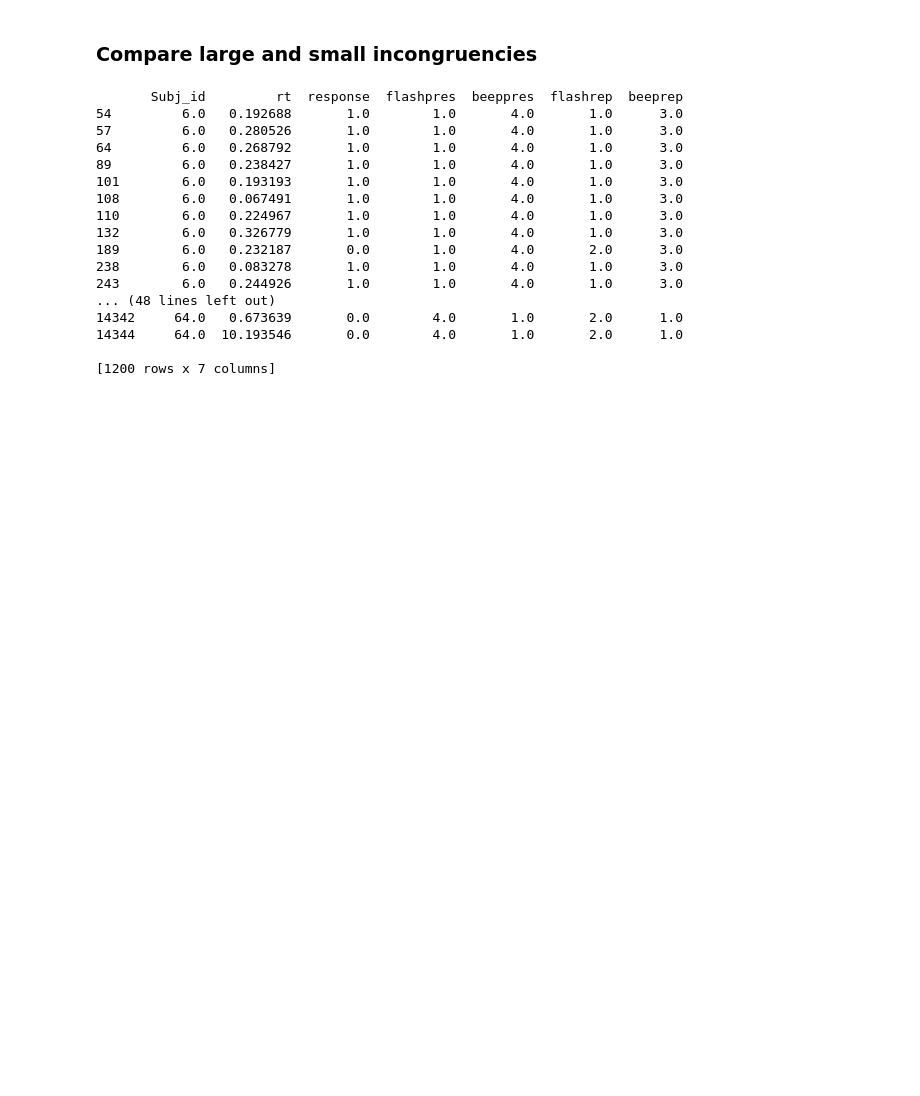
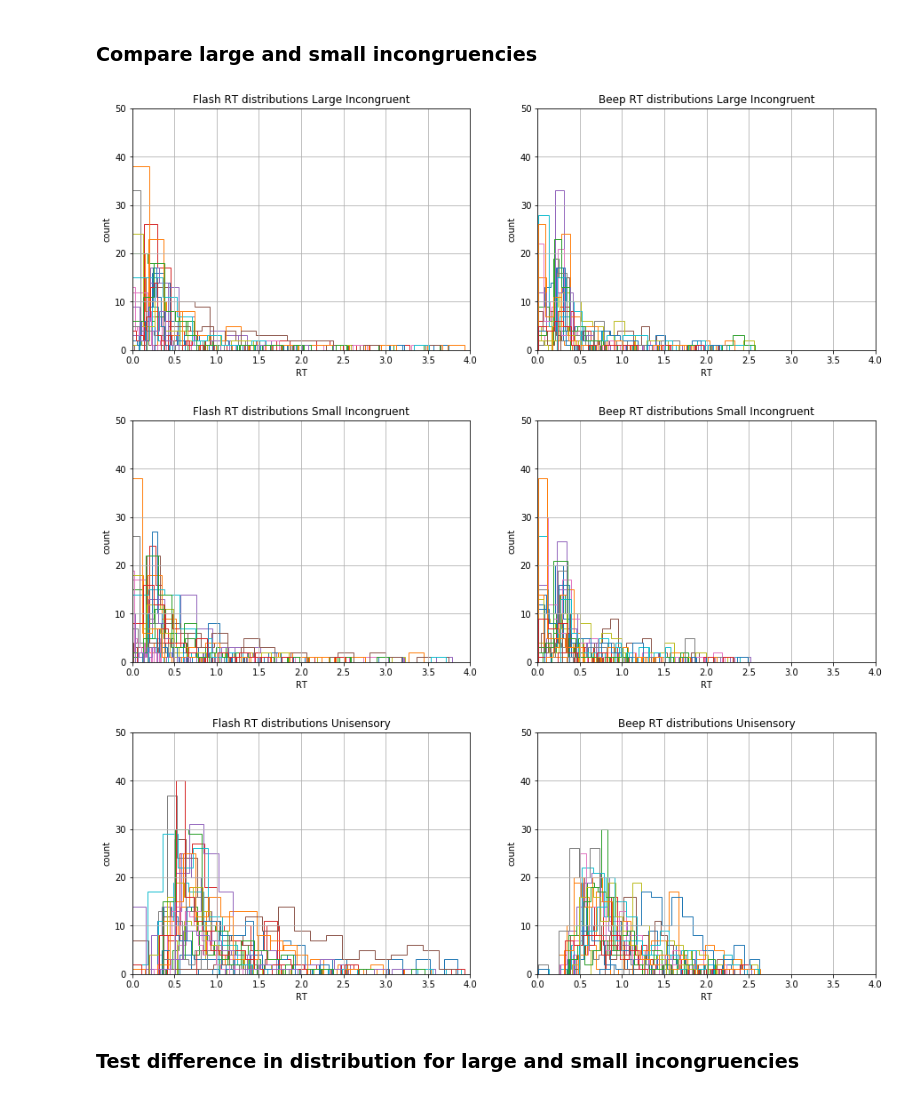
Before and after one commit to chauedwin/NumerosityHDDM, a Jupyter notebook: NumerosityHDDM.ipynb, the cells around one changed output. Drawn from its saved outputs; the diff is of its cells as text; code cells hidden in the pictures; blank space fills up the shorter version.

```diff
--- a/NumerosityHDDM.ipynb
+++ b/NumerosityHDDM.ipynb
@@ -359,24 +407,51 @@ largeincf = largeincf.append(trialsf.loc[((trialsf['flashpres'] == 4) & (trialsf
 smallincb = trialsb.loc[(trialsb['flashpres'] == 1) & (trialsb['beeppres'] == 2)]
 smallincb = smallincb.append(trialsb.loc[((trialsb['flashpres'] == 2) & (trialsb['beeppres'] == 1))])
 
-largeincb = trialsb.loc[(trialsf['flashpres'] == 1) & (trialsf['beeppres'] == 4)]
+largeincb = trialsb.loc[(trialsb['flashpres'] == 1) & (trialsb['beeppres'] == 4)]
 largeincb = largeincb.append(trialsb.loc[((trialsb['flashpres'] == 4) & (trialsb['beeppres'] == 1))])
-# 1200 rows each
-# %% [output]
-       Subj_id         rt  response  flashpres  beeppres  flashrep  beeprep
-54         6.0   0.192688       1.0        1.0       4.0       1.0      3.0
-57         6.0   0.280526       1.0        1.0       4.0       1.0      3.0
-64         6.0   0.268792       1.0        1.0       4.0       1.0      3.0
-89         6.0   0.238427       1.0        1.0       4.0       1.0      3.0
-101        6.0   0.193193       1.0        1.0       4.0       1.0      3.0
-108        6.0   0.067491       1.0        1.0       4.0       1.0      3.0
-110        6.0   0.224967       1.0        1.0       4.0       1.0      3.0
-132        6.0   0.326779       1.0        1.0       4.0       1.0      3.0
-189        6.0   0.232187       0.0        1.0       4.0       2.0      3.0
-238        6.0   0.083278       1.0        1.0       4.0       1.0      3.0
-243        6.0   0.244926       1.0        1.0       4.0       1.0      3.0
-... (48 lines left out)
-14342     64.0   0.673639       0.0        4.0       1.0       2.0      1.0
-14344     64.0  10.193546       0.0        4.0       1.0       2.0      1.0
-
-[1200 rows x 7 columns]
+# %%
+largeincfig = plt.figure(figsize=(15, 5))
+ax = largeincfig.add_subplot(121, xlabel='RT', ylabel='count', title='Flash RT distributions Large Incongruent')
+ax.set_xlim([0, 4])
+ax.set_ylim([0, 50])
+for i, subj_data in largeincf.groupby('Subj_id'):
+    subj_data.rt.hist(bins=20, histtype='step', ax=ax)
+# one row has -1 rt
+
+ax = largeincfig.add_subplot(122, xlabel='RT', ylabel='count', title='Beep RT distributions Large Incongruent')
+ax.set_xlim([0, 4])
+ax.set_ylim([0, 50])
+for i, subj_data in largeincb.groupby('Subj_id'):
+    subj_data.rt.hist(bins=20, histtype='step', ax=ax)
+
+smallincfig = plt.figure(figsize=(15, 5))
+ax = smallincfig.add_subplot(121, xlabel='RT', ylabel='count', title='Flash RT distributions Small Incongruent')
+ax.set_xlim([0, 4])
+ax.set_ylim([0, 50])
+for i, subj_data in smallincf.groupby('Subj_id'):
+    subj_data.rt.hist(bins=20, histtype='step', ax=ax)
+
+ax = smallincfig.add_subplot(122, xlabel='RT', ylabel='count', title='Beep RT distributions Small Incongruent')
+ax.set_xlim([0, 4])
+ax.set_ylim([0, 50])
+for i, subj_data in smallincb.groupby('Subj_id'):
+    subj_data.rt.hist(bins=20, histtype='step', ax=ax)
+
+unifig2 = plt.figure(figsize=(15, 5))
+ax = unifig2.add_subplot(121, xlabel='RT', ylabel='count', title='Flash RT distributions Unisensory')
+ax.set_xlim([0, 4])
+ax.set_ylim([0, 50])
+for i, subj_data in unif.groupby('Subj_id'):
+    subj_data.rt.hist(bins=20, histtype='step', ax=ax)
+
+ax = unifig2.add_subplot(122, xlabel='RT', ylabel='count', title='Beep RT distributions Unisensory')
+ax.set_xlim([0, 4])
+ax.set_ylim([0, 50])
+for i, subj_data in unib.groupby('Subj_id'):
+    subj_data.rt.hist(bins=20, histtype='step', ax=ax)
+# %% [output]
+[figure, added]
+[figure, added]
+[figure, added]
+# %% [markdown]
+### Test difference in distribution for large and small incongruencies
```
Also changed, not shown: parts of 18 cells of this notebook.
